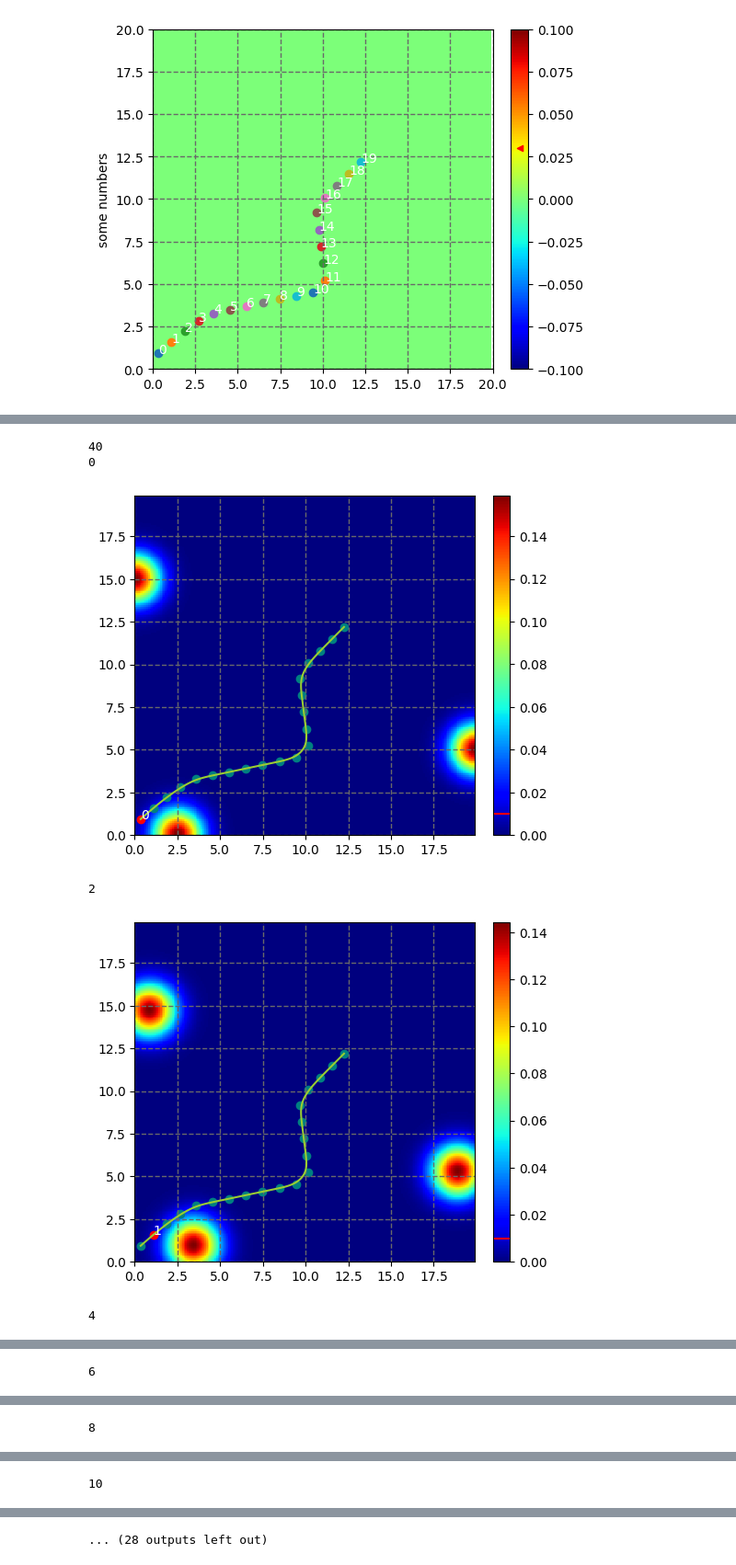
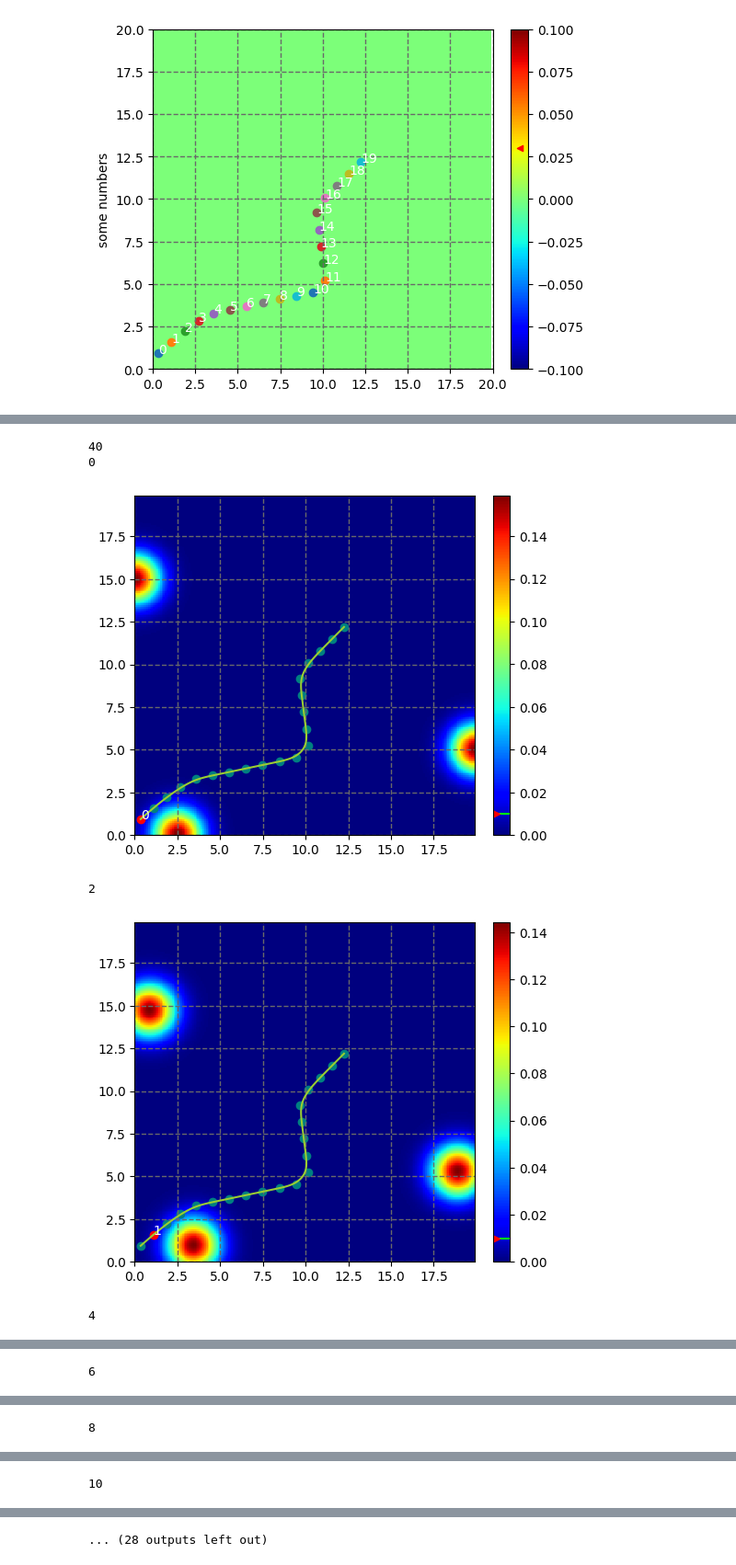
Before and after one commit to re1983/bspline_opt, a Jupyter notebook: Muti_intruder.ipynb, the cells around one changed output, grey strips where cells are left out. Shown at 92% size. Cells and saved outputs as stored; diff of their text form; code cells hidden in the pictures.

```diff
--- a/Muti_intruder.ipynb
+++ b/Muti_intruder.ipynb
@@ -111,54 +183,62 @@ plt.show()
 from geomdl import BSpline
 from geomdl import utilities
 from geomdl.visualization import VisMPL
+
 # Create a B-Spline curve
 curve = BSpline.Curve()
 # Set up the curve
 curve.degree = 4
-
+frames = []
 print(len(res.x))
 
 for j in range(0, len(res.x), 2):
     cp = []
     print(j)
     G = 0
+    out = 0
     for i in range(0, len(inturder_list)):
         G_tmp = gauss_function_2d([Xg, Yg], inturder_list[i][0][int(j/2)], inturder_list[i][1][int(j/2)], 1.05**(j/2), 1.05**(j/2))
         G = G + G_tmp
+
+        gau = gauss_function_2d([res.x[j], res.x[j+1]], inturder_list[i][0][int(j/2)], inturder_list[i][1][int(j/2)], 1.05**(j/2), 1.05**(j/2))
+        out = out + gau
+
     fig = figure()
     ax = fig.add_subplot(1,1,1)
     box = (x_.min(), x_.max(), y_.min(), y_.max())          # left, right, bottom, top
     im = ax.imshow(G, interpolation="none", origin='lower', extent=box, cmap='jet') #, vmin = 0, vmax = 0.15
     cbar = fig.colorbar(im, ax=ax, fraction=0.046, pad=0.04)
     # draw a circle as a pointer on the colorbar's axes at value 0.5
-    cbar.ax.scatter(0.0, probability_threshold, s=1000, c='r', marker="_")
+    cbar.ax.scatter(0.0, out, s=1000, c='lime', marker="_")
+    cbar.ax.scatter(0.0, probability_threshold, s=100, c='r', marker=">")
 
     ax.grid(color='dimgrey', linestyle='--', linewidth=1)
     # plt.ylabel('some numbers')
     for i in range(0, len(res.x), 2):
         # plt.scatter(res.x[i], res.x[i+1])
         cp.append([res.x[i], res.x[i+1]])
         if i == j:
             ax.annotate(int(i/2), (res.x[i], res.x[i+1]), color='w')
             plt.scatter(res.x[i], res.x[i+1], color='r')
         else:
             plt.scatter(res.x[i], res.x[i+1], color='teal')
+
     # plt.show()
     curve.ctrlpts = cp
     # Auto-generate knot vector
     curve.knotvector = utilities.generate_knot_vector(curve.degree, len(curve.ctrlpts))
     # Set evaluation delta
     curve.delta = 0.01
     curvepts = np.array(curve.evalpts)
     curveplt, = plt.plot(curvepts[:, 0], curvepts[:, 1], color='yellowgreen', linestyle='-')
 
     plt.savefig(f'./img/img_{j}.png')
     plt.show()
     plt.close()
 # %% [output]
 40
 0
-[figure, old version]
+[figure, new version]
 2
-[figure, old version]
+[figure, new version]
 4
```
Also changed, not shown: parts of 3 cells of this notebook, 1 other file.
